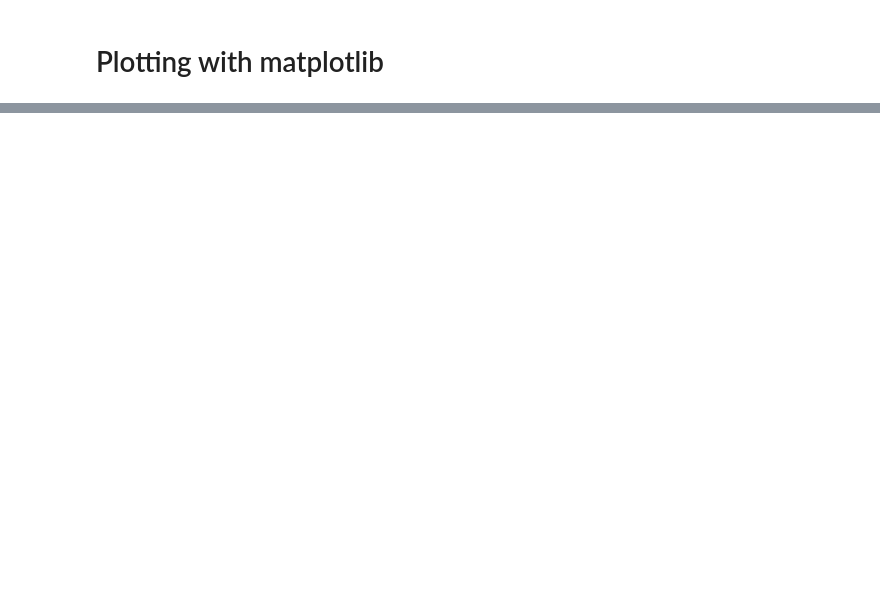
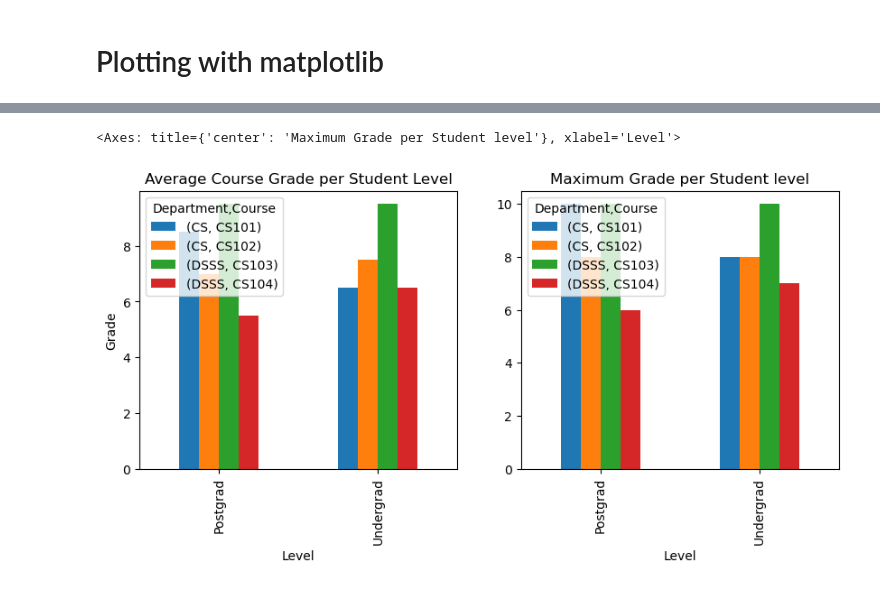
Before and after one commit to bzafiris/jupyter-tutorial, a Jupyter notebook: notebooks/pandas-tutorial.ipynb, the cells around one changed output, grey strips where cells are left out. Saved outputs shown, nothing was run; the diff lists cells and outputs as text; code cells hidden in the pictures; blank space fills up the shorter version.

```diff
--- a/notebooks/pandas-tutorial.ipynb
+++ b/notebooks/pandas-tutorial.ipynb
@@ -476,0 +547,2 @@ data
+# %%
+df = hierarchicalIndexingSample()
@@ -477,16 +555,27 @@ data
 # %%
 import matplotlib.pyplot as plt
+
 # Create a figure
 fig = plt.figure()
 # Add a subplot to the figure
 ax1 = fig.add_subplot(1, 2, 1)
+
 # Configure plot
 ax1.set_title('Average Course Grade per Student Level')
 ax1.set_ylabel('Grade')
-ax1.set_xlabel('test')
+
+# create the DataFrame
+avgGradePerLevel = df.groupby(by='Level').mean()
 # Visualize the dataframe as a bar plot
-data.plot.bar(ax=ax1, figsize=(10, 5))
+avgGradePerLevel.plot.bar(ax=ax1, figsize=(10, 4))
+
 # Add a second subplot to the figure
 ax2 = fig.add_subplot(1, 2, 2)
-# Visualize another dataframe inside the second plot
-df.loc[('Postgrad', 'Bob')].plot.bar(ax=ax2, figsize=(10, 5))
+ax2.set_title('Maximum Grade per Student level')
+# Visualize another DataFrame
+# Max grade per course
+maxGradePerLevel = df.groupby(by='Level').max()
+maxGradePerLevel.plot.bar(ax=ax2)
+# %% [output]
+<Axes: title={'center': 'Maximum Grade per Student level'}, xlabel='Level'>
+[figure, added]
```
Also changed, not shown: parts of 34 cells of this notebook.
